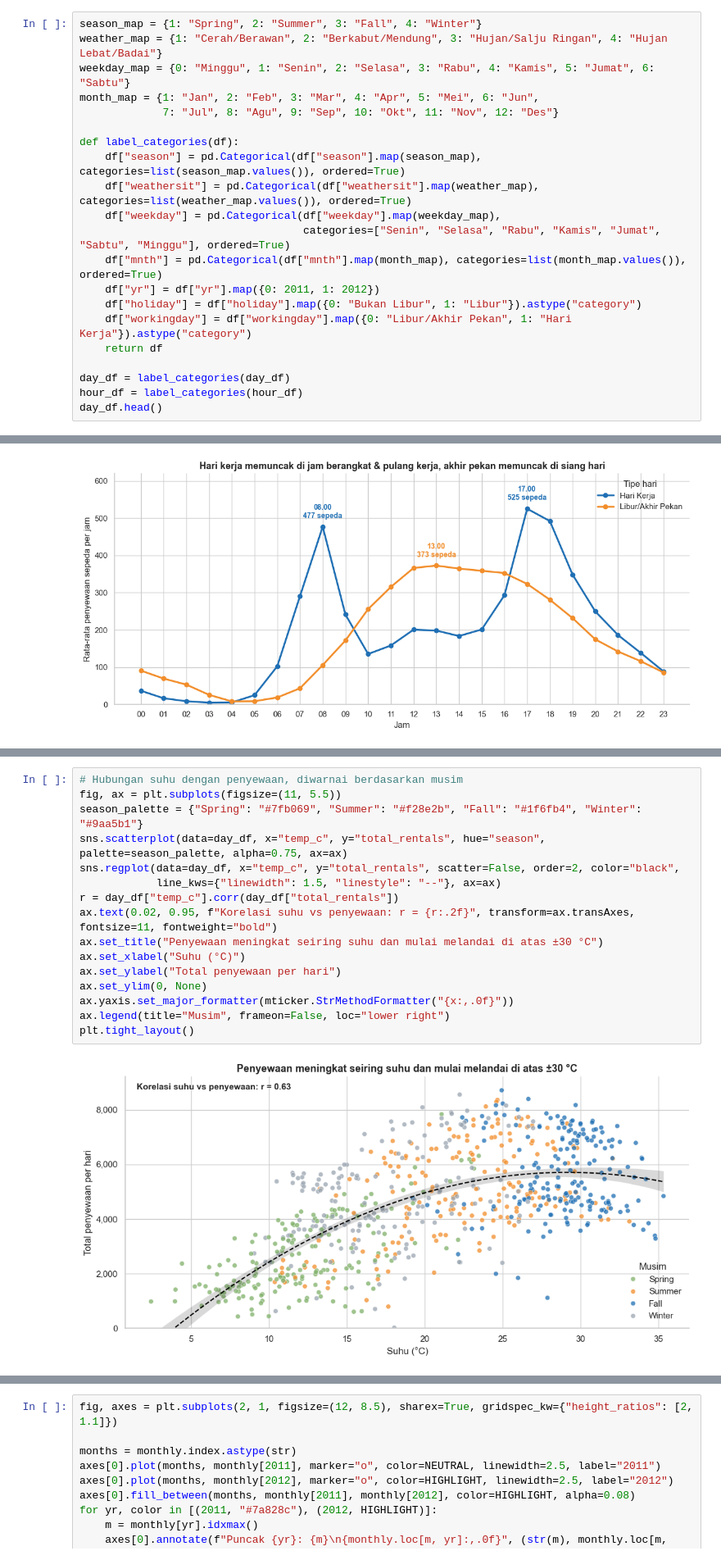
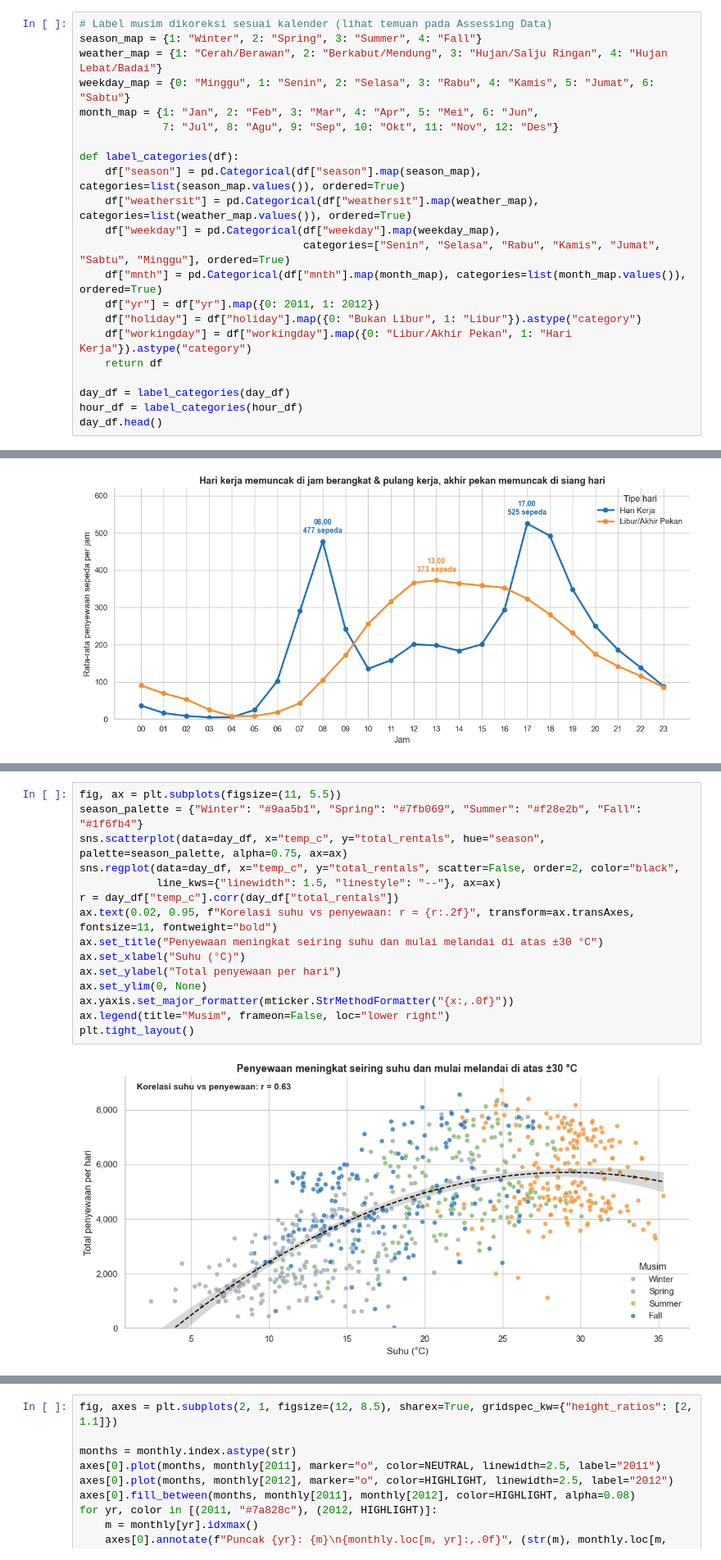
Before and after one commit to icaldisini/bike-sharing-dashboard, a Jupyter notebook: notebook.ipynb, the cells around one changed output, grey strips where cells are left out. Shown at 82% size. Drawn from its saved outputs; the diff is of its cells as text.

```diff
--- a/notebook.ipynb
+++ b/notebook.ipynb
@@ -354,5 +401,6 @@ Sisa hum = 0 / NaN pada hour_df: 0
 # %%
-season_map = {1: "Spring", 2: "Summer", 3: "Fall", 4: "Winter"}
+# Label musim dikoreksi sesuai kalender (lihat temuan pada Assessing Data)
+season_map = {1: "Winter", 2: "Spring", 3: "Summer", 4: "Fall"}
 weather_map = {1: "Cerah/Berawan", 2: "Berkabut/Mendung", 3: "Hujan/Salju Ringan", 4: "Hujan Lebat/Badai"}
 weekday_map = {0: "Minggu", 1: "Senin", 2: "Selasa", 3: "Rabu", 4: "Kamis", 5: "Jumat", 6: "Sabtu"}
 month_map = {1: "Jan", 2: "Feb", 3: "Mar", 4: "Apr", 5: "Mei", 6: "Jun",
@@ -743,18 +845,17 @@ plt.tight_layout()
 # %%
-# Hubungan suhu dengan penyewaan, diwarnai berdasarkan musim
 fig, ax = plt.subplots(figsize=(11, 5.5))
-season_palette = {"Spring": "#7fb069", "Summer": "#f28e2b", "Fall": "#1f6fb4", "Winter": "#9aa5b1"}
+season_palette = {"Winter": "#9aa5b1", "Spring": "#7fb069", "Summer": "#f28e2b", "Fall": "#1f6fb4"}
 sns.scatterplot(data=day_df, x="temp_c", y="total_rentals", hue="season", palette=season_palette, alpha=0.75, ax=ax)
 sns.regplot(data=day_df, x="temp_c", y="total_rentals", scatter=False, order=2, color="black",
             line_kws={"linewidth": 1.5, "linestyle": "--"}, ax=ax)
 r = day_df["temp_c"].corr(day_df["total_rentals"])
 ax.text(0.02, 0.95, f"Korelasi suhu vs penyewaan: r = {r:.2f}", transform=ax.transAxes, fontsize=11, fontweight="bold")
 ax.set_title("Penyewaan meningkat seiring suhu dan mulai melandai di atas ±30 °C")
 ax.set_xlabel("Suhu (°C)")
 ax.set_ylabel("Total penyewaan per hari")
 ax.set_ylim(0, None)
 ax.yaxis.set_major_formatter(mticker.StrMethodFormatter("{x:,.0f}"))
 ax.legend(title="Musim", frameon=False, loc="lower right")
 plt.tight_layout()
 # %% [output]
-[figure, old version]
+[figure, new version]
```
Also changed, not shown: parts of 52 cells of this notebook, 4 other files.
